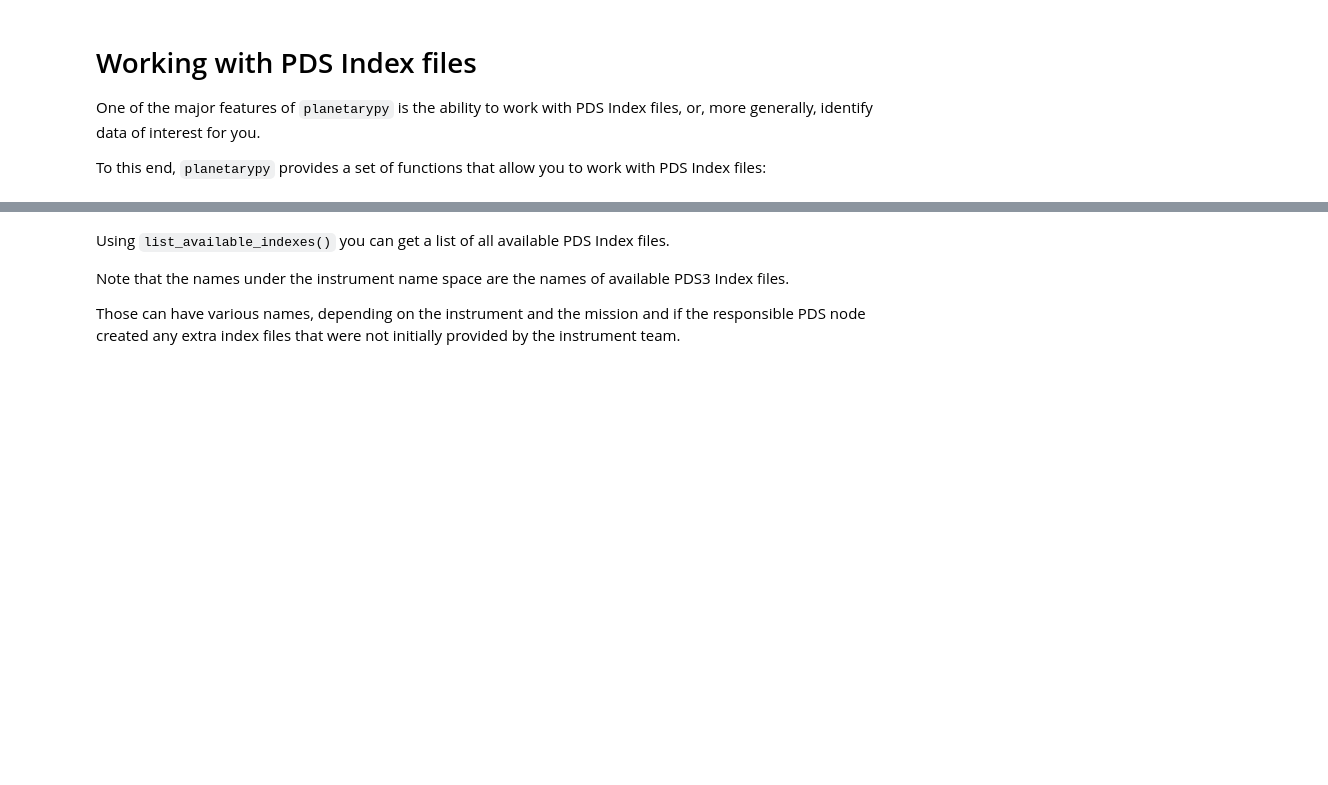
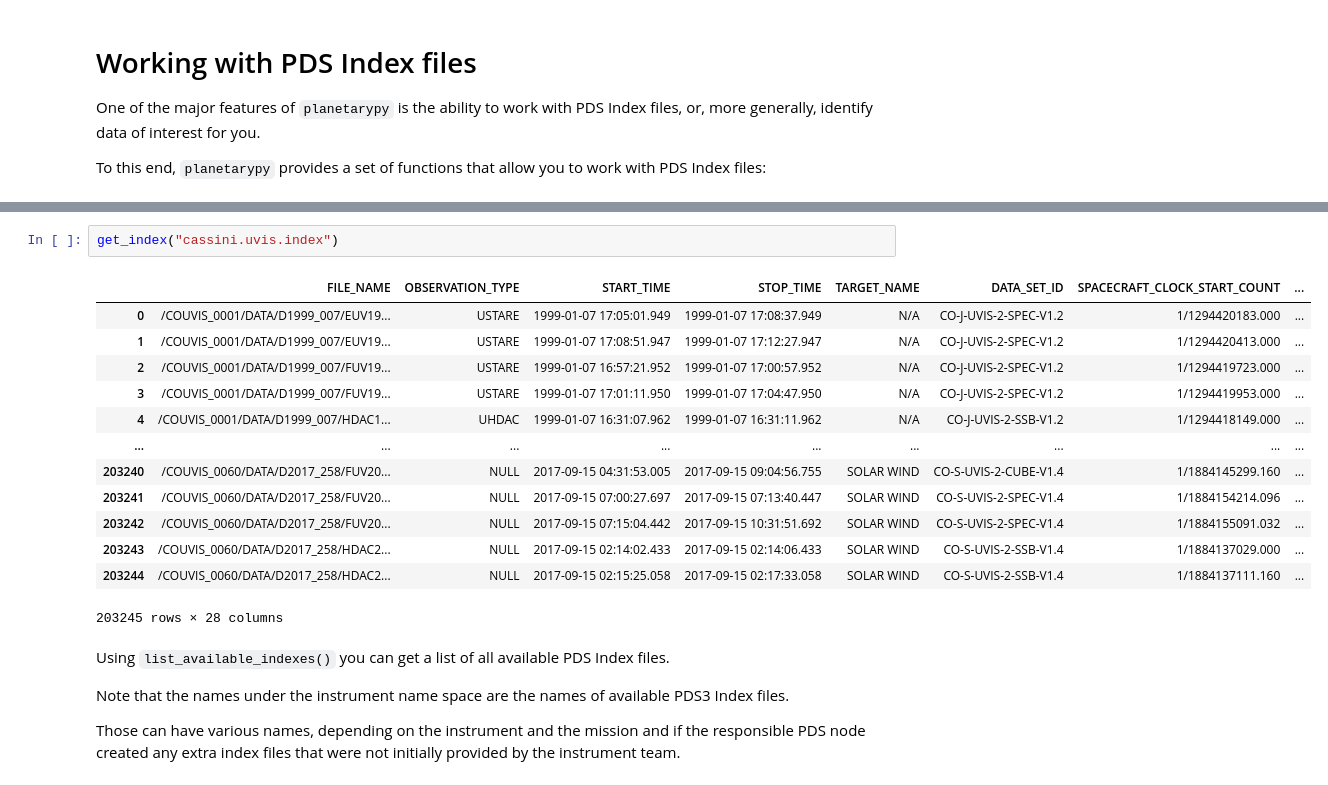
Before and after one commit to michaelaye/planetarypy, a Jupyter notebook: notebooks/pds_indexes_examples.ipynb, the cells around one changed output, grey strips where cells are left out. Drawn from its saved outputs; the diff is of its cells as text; blank space fills up the shorter version.

```diff
--- a/notebooks/pds_indexes_examples.ipynb
+++ b/notebooks/pds_indexes_examples.ipynb
@@ -46,3 +105,19 @@ config["mro"]["ctx"]
+# %%
+get_index("cassini.uvis.index")
+# %% [output]
+|  | FILE_NAME | OBSERVATION_TYPE | START_TIME | STOP_TIME | TARGET_NAME | DATA_SET_ID | SPACECRAFT_CLOCK_START_COUNT | ... |
+| 0 | /COUVIS_0001/DATA/D1999_007/EUV19... | USTARE | 1999-01-07 17:05:01.949 | 1999-01-07 17:08:37.949 | N/A | CO-J-UVIS-2-SPEC-V1.2 | 1/1294420183.000 | ... |
+| 1 | /COUVIS_0001/DATA/D1999_007/EUV19... | USTARE | 1999-01-07 17:08:51.947 | 1999-01-07 17:12:27.947 | N/A | CO-J-UVIS-2-SPEC-V1.2 | 1/1294420413.000 | ... |
+| 2 | /COUVIS_0001/DATA/D1999_007/FUV19... | USTARE | 1999-01-07 16:57:21.952 | 1999-01-07 17:00:57.952 | N/A | CO-J-UVIS-2-SPEC-V1.2 | 1/1294419723.000 | ... |
+| 3 | /COUVIS_0001/DATA/D1999_007/FUV19... | USTARE | 1999-01-07 17:01:11.950 | 1999-01-07 17:04:47.950 | N/A | CO-J-UVIS-2-SPEC-V1.2 | 1/1294419953.000 | ... |
+| 4 | /COUVIS_0001/DATA/D1999_007/HDAC1... | UHDAC | 1999-01-07 16:31:07.962 | 1999-01-07 16:31:11.962 | N/A | CO-J-UVIS-2-SSB-V1.2 | 1/1294418149.000 | ... |
+| ... | ... | ... | ... | ... | ... | ... | ... | ... |
+| 203240 | /COUVIS_0060/DATA/D2017_258/FUV20... | NULL | 2017-09-15 04:31:53.005 | 2017-09-15 09:04:56.755 | SOLAR WIND | CO-S-UVIS-2-CUBE-V1.4 | 1/1884145299.160 | ... |
+| 203241 | /COUVIS_0060/DATA/D2017_258/FUV20... | NULL | 2017-09-15 07:00:27.697 | 2017-09-15 07:13:40.447 | SOLAR WIND | CO-S-UVIS-2-SPEC-V1.4 | 1/1884154214.096 | ... |
+| 203242 | /COUVIS_0060/DATA/D2017_258/FUV20... | NULL | 2017-09-15 07:15:04.442 | 2017-09-15 10:31:51.692 | SOLAR WIND | CO-S-UVIS-2-SPEC-V1.4 | 1/1884155091.032 | ... |
+| 203243 | /COUVIS_0060/DATA/D2017_258/HDAC2... | NULL | 2017-09-15 02:14:02.433 | 2017-09-15 02:14:06.433 | SOLAR WIND | CO-S-UVIS-2-SSB-V1.4 | 1/1884137029.000 | ... |
+| 203244 | /COUVIS_0060/DATA/D2017_258/HDAC2... | NULL | 2017-09-15 02:15:25.058 | 2017-09-15 02:17:33.058 | SOLAR WIND | CO-S-UVIS-2-SSB-V1.4 | 1/1884137111.160 | ... |
+203245 rows × 28 columns
 # %% [markdown]
 Using `list_available_indexes()` you can get a list of all available PDS Index files.
 
```
Also changed, not shown: parts of 12 cells of this notebook, 6 other files.
